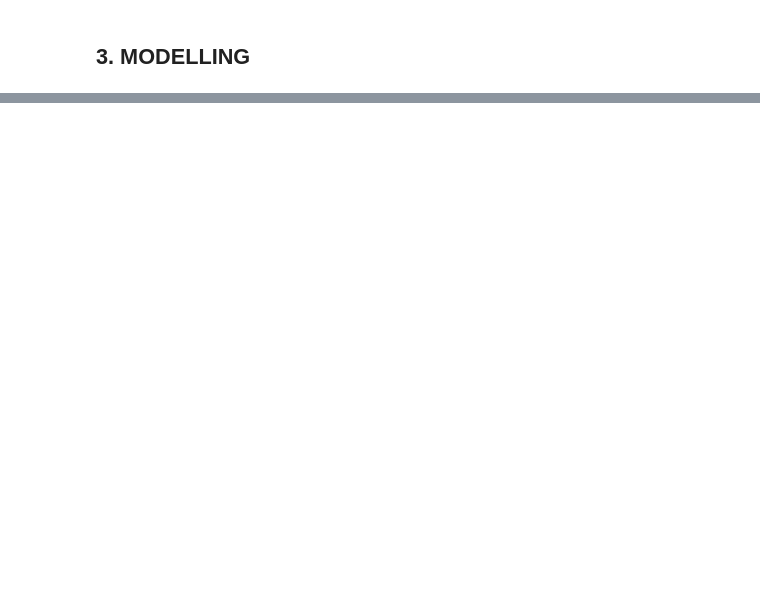
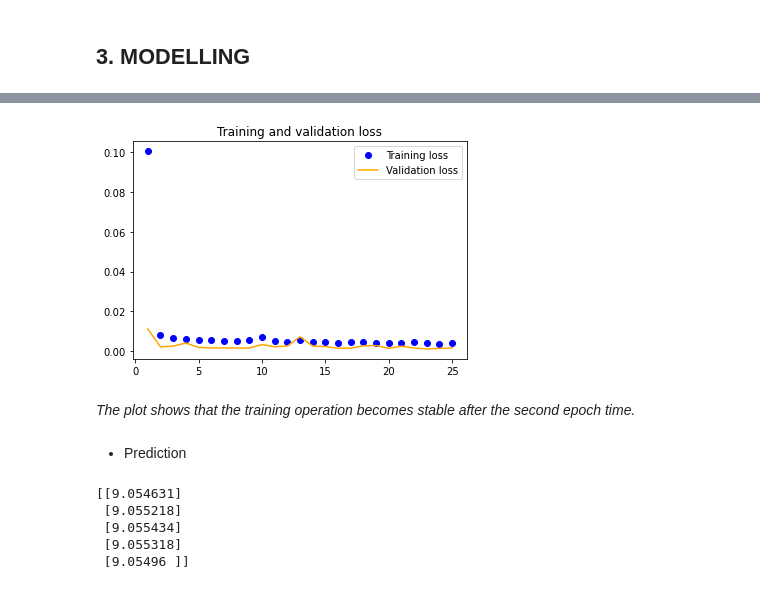
Before and after one commit to s-asrmorais/MSc_thesis_code_DataScience, a Jupyter notebook: code.ipynb, the cells around one changed output, grey strips where cells are left out. Saved outputs shown, nothing was run; the diff lists cells and outputs as text; code cells hidden in the pictures; blank space fills up the shorter version.

```diff
--- a/code.ipynb
+++ b/code.ipynb
@@ -837,0 +809,15 @@ model = pd.read_excel('C:/Users/sofia/OneDrive/Desktop/CLSBE/2nd year/Tese/data/
+# %%
+model = Sequential()
+
+model.add(LSTM(units =128, activation='relu', return_sequences=True, input_shape = (x_train.shape[1],1)))
+model.add(Dropout(0.2))
+model.add(LSTM(units =128, activation='relu', return_sequences=True))
+model.add(Dropout(0.2))
+model.add(LSTM(units =128, activation='relu', return_sequences=False))
+model.add(Dropout(0.2))
+model.add(Dense(units=1)) # Prediction of the next value
+
+model.compile(optimizer='adam', loss='mean_squared_error')
+model.summary()
+
+history = model.fit(x_train, y_train, epochs = 25, batch_size=32, validation_split=0.2)
@@ -837,0 +842,46 @@ model = pd.read_excel('C:/Users/sofia/OneDrive/Desktop/CLSBE/2nd year/Tese/data/
+# %%
+loss = history.history['loss']
+val_loss = history.history['val_loss']
+
+epochs= range(1,26)
+
+plt.plot(epochs, loss, 'bo', label='Training loss')
+plt.plot(epochs, val_loss, 'b', label='Validation loss',color='orange')
+plt.title('Training and validation loss')
+plt.legend()
+
+plt.show()
+# %% [output]
+[figure, added]
+# %% [markdown]
+*The plot shows that the training operation becomes stable after the second epoch time.*
+# %% [markdown]
+* Prediction
+# %%
+actual_price = test['lg_price'].values
+total_price = pd.concat((train['lg_price'], test['lg_price']),axis=0)
+
+model_inputs = total_price[len(total_price)-len(test)-prediction_days:].values
+model_inputs = model_inputs.reshape(-1,1)
+model_inputs = scaler.transform(model_inputs)
+
+
+# Make Predictions on Test Data
+x_test = []
+
+for x in range(prediction_days, len(model_inputs)):
+    x_test.append(model_inputs[x-prediction_days:x, 0])
+
+x_test = np.array(x_test)
+x_test = np.reshape(x_test, (x_test.shape[0], x_test.shape[1], 1))
+
+# Predicting the values for lg_price
+pred = model.predict(x_test)
+pred = scaler.inverse_transform(pred)
+print(pred[:5]) # Printing lg_price for the next 5 day to check if the values make sense
+# %% [output]
+[[9.054631]
+ [9.055218]
+ [9.055434]
+ [9.055318]
+ [9.05496 ]]
```
Also changed, not shown: parts of 64 cells of this notebook.
